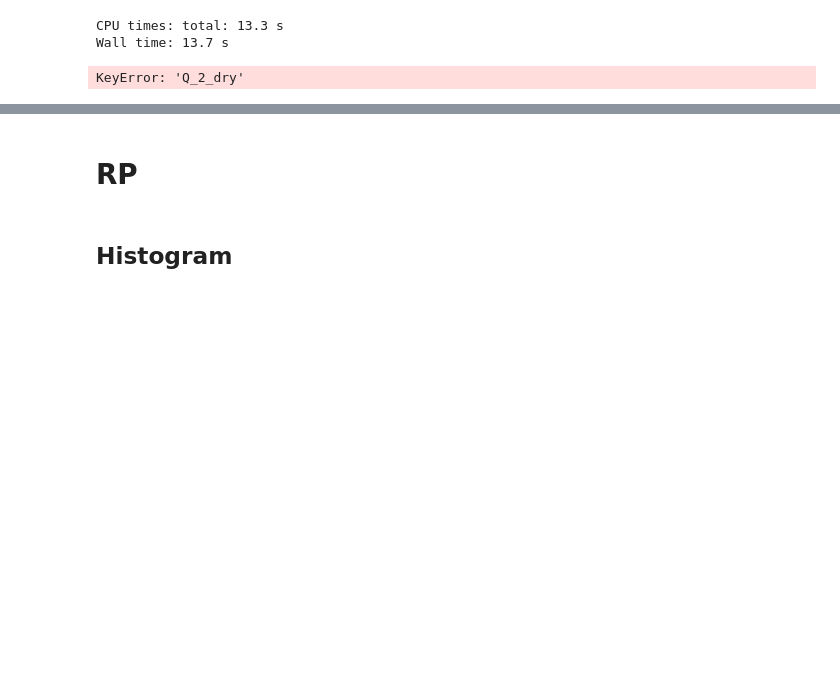
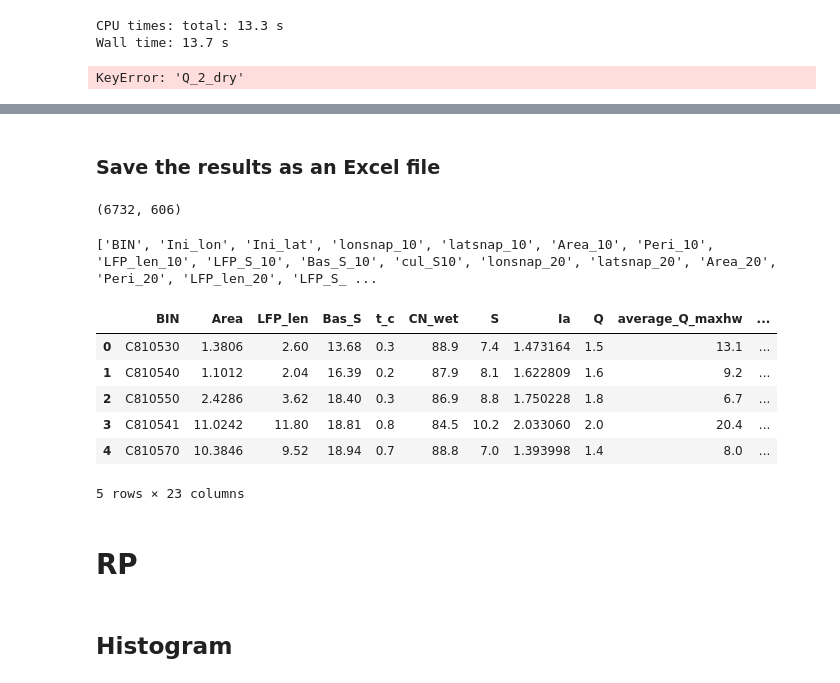
Before and after one commit to omidemam/flood_risk_dynamics, a Jupyter notebook: 5. Results/All/Results_visualization_V1.1_ALL.ipynb, the cells around one changed output, grey strips where cells are left out. Drawn from its saved outputs; the diff is of its cells as text; code cells hidden in the pictures; blank space fills up the shorter version.

```diff
--- a/5. Results/All/Results_visualization_V1.1_ALL.ipynb
+++ b/5. Results/All/Results_visualization_V1.1_ALL.ipynb
@@ -705,0 +697,39 @@ Wall time: 2.52 s
+# %% [markdown]
+### Save the results as an Excel file
+# %%
+np.shape(merged_culvert)
+# %% [output]
+(6732, 606)
+# %%
+out_culvert=merged_culvert
+print(list(out_culvert.columns))
+out_culvert=out_culvert[['BIN','Area','LFP_len','Bas_S','t_c','CN_wet','S','Ia','Q','average_Q_maxhw','Q_2','Q_5','Q_10','Q_25','Q_50','Q_100','Q_200','Q_500','Q_1000','RP_class','RP_class_c','RP_class_c_LL','RP_class_c_UL']]
+# %% [output]
+['BIN', 'Ini_lon', 'Ini_lat', 'lonsnap_10', 'latsnap_10', 'Area_10', 'Peri_10', 'LFP_len_10', 'LFP_S_10', 'Bas_S_10', 'cul_S10', 'lonsnap_20', 'latsnap_20', 'Area_20', 'Peri_20', 'LFP_len_20', 'LFP_S_ ...
+# %%
+out_culvert.Area=(out_culvert.Area/1e6).round(4)
+out_culvert.LFP_len=(out_culvert.LFP_len/1e3).round(2)
+out_culvert.Bas_S=(out_culvert.Bas_S).round(2)
+out_culvert.t_c=(out_culvert.t_c).round(1)
+out_culvert.CN_wet=(out_culvert.CN_wet).round(1)
+out_culvert.S=(out_culvert.S).round(1)
+out_culvert.Q=(out_culvert.Ia).round(1)
+out_culvert.average_Q_maxhw=(out_culvert.average_Q_maxhw).round(1)
+out_culvert.Q_2=(out_culvert.Q_2).round(1)
+out_culvert.Q_5=(out_culvert.Q_5).round(1)
+out_culvert.Q_10=(out_culvert.Q_10).round(1)
+out_culvert.Q_25=(out_culvert.Q_25).round(1)
+out_culvert.Q_50=(out_culvert.Q_50).round(1)
+out_culvert.Q_100=(out_culvert.Q_100).round(1)
+out_culvert.Q_200=(out_culvert.Q_200).round(1)
+out_culvert.Q_500=(out_culvert.Q_500).round(1)
+out_culvert.Q_1000=(out_culvert.Q_1000).round(1)
+out_culvert.head()
+# %% [output]
+|  | BIN | Area | LFP_len | Bas_S | t_c | CN_wet | S | Ia | Q | average_Q_maxhw | ... |
+| 0 | C810530 | 1.3806 | 2.60 | 13.68 | 0.3 | 88.9 | 7.4 | 1.473164 | 1.5 | 13.1 | ... |
+| 1 | C810540 | 1.1012 | 2.04 | 16.39 | 0.2 | 87.9 | 8.1 | 1.622809 | 1.6 | 9.2 | ... |
+| 2 | C810550 | 2.4286 | 3.62 | 18.40 | 0.3 | 86.9 | 8.8 | 1.750228 | 1.8 | 6.7 | ... |
+| 3 | C810541 | 11.0242 | 11.80 | 18.81 | 0.8 | 84.5 | 10.2 | 2.033060 | 2.0 | 20.4 | ... |
+| 4 | C810570 | 10.3846 | 9.52 | 18.94 | 0.7 | 88.8 | 7.0 | 1.393998 | 1.4 | 8.0 | ... |
+5 rows × 23 columns
```
Also changed, not shown: parts of 7 cells of this notebook.
